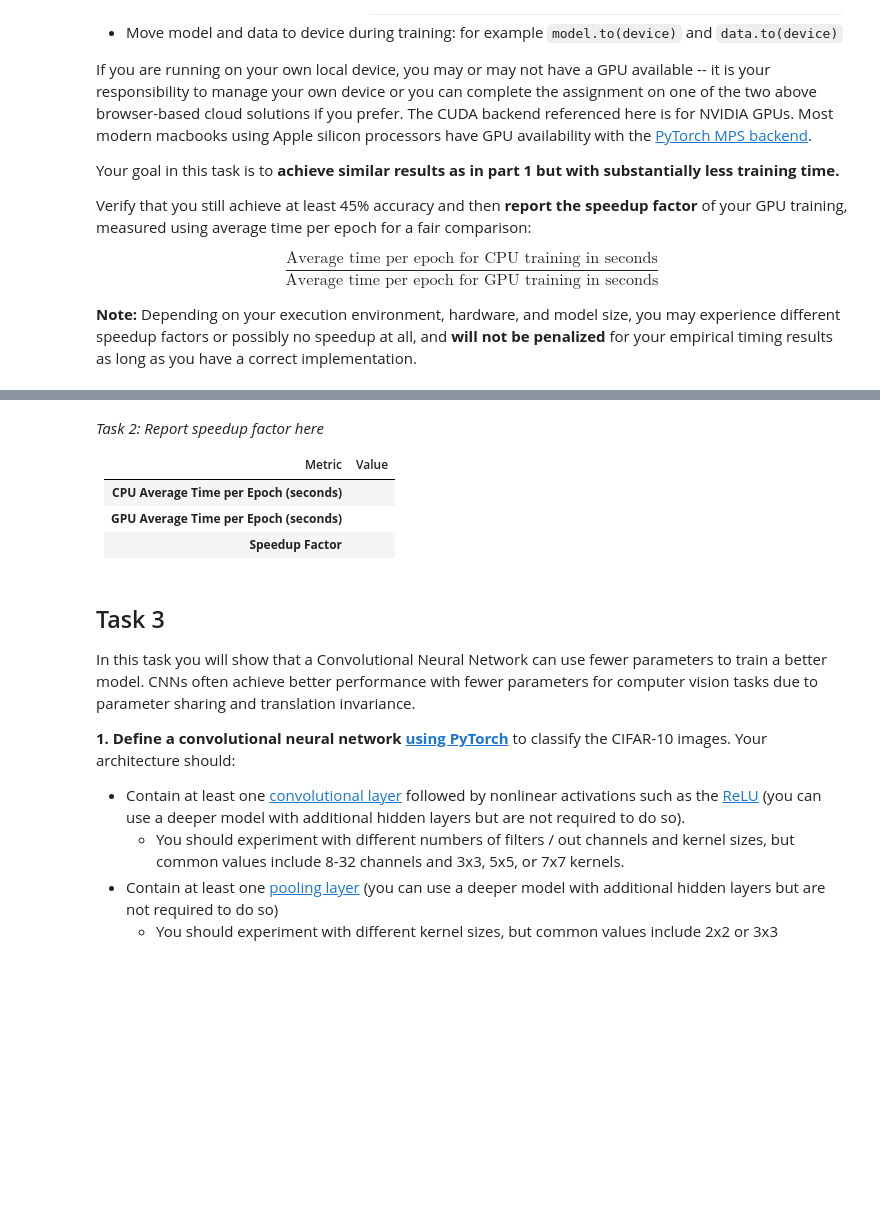
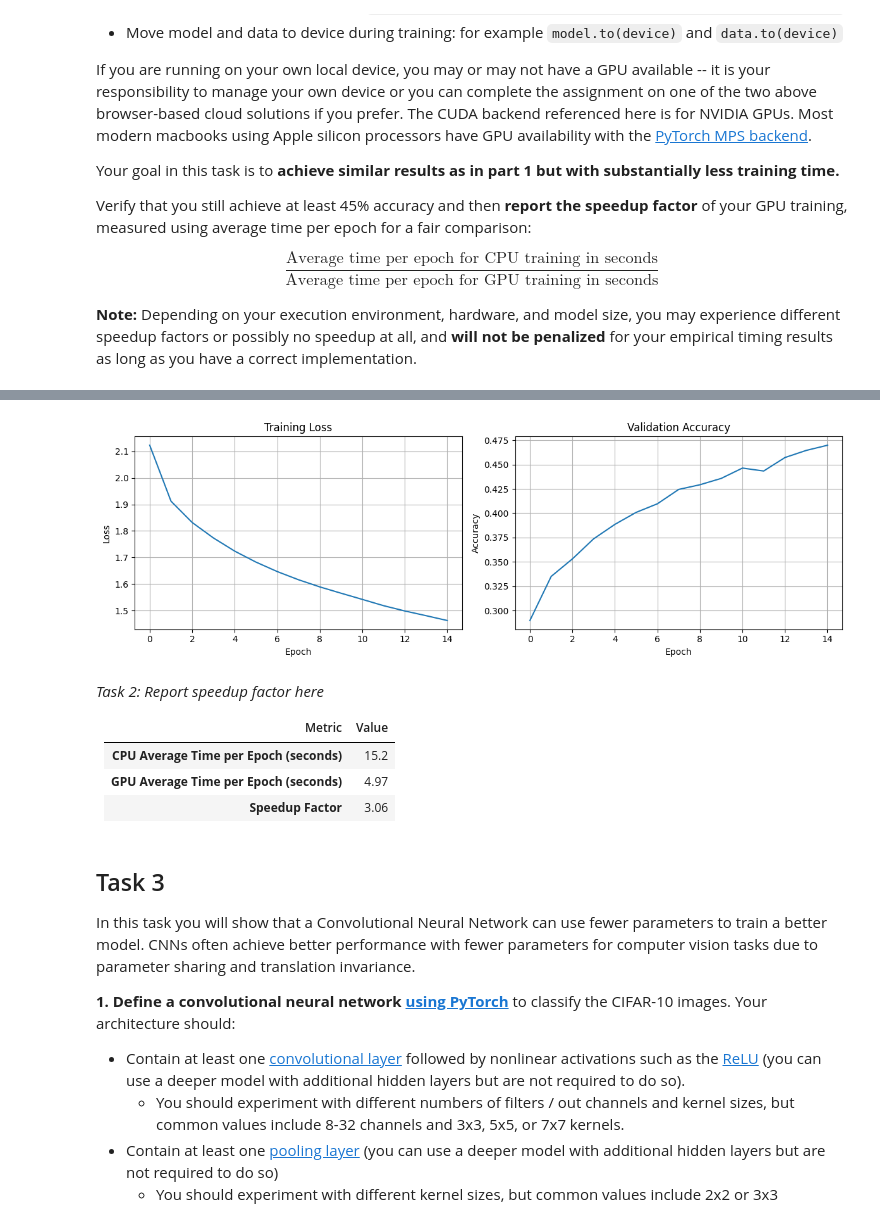
Before and after one commit to marcusmcfadden/CS372_HW, a Jupyter notebook: hwk4/1-Recognition.ipynb, the cells around one changed output, grey strips where cells are left out. Saved outputs shown, nothing was run; the diff lists cells and outputs as text; code cells hidden in the pictures; blank space fills up the shorter version.

```diff
--- a/hwk4/1-Recognition.ipynb
+++ b/hwk4/1-Recognition.ipynb
@@ -215,0 +328,24 @@ torch.manual_seed(2025)
+# %%
+# Write code for task 2 here
+# Setting a random seed for reproducibility
+torch.manual_seed(2025)
+gpu_model = MLP()
+gpu_model = gpu_model.to(device)
+max_epochs = 10
+loss_fn = nn.CrossEntropyLoss()
+# optimizer = torch.optim.SGD(model.parameters(), lr=1e-3)
+print(f"Num params {sum(p.numel() for p in model.parameters())}")
+# start training
+
+gpu_start = time.time()
+optimizer = torch.optim.SGD(gpu_model.parameters(), lr=1e-2)
+
+gpu_train_losses, gpu_val_accs, gpu_epoch_times, gpu_epoch_time = train(gpu_model, loss_fn, optimizer, max_epochs=15, patience=2, gpu_use=True, gpu_device=device)
+
+gpu_end = time.time()
+gpu_time = gpu_end - gpu_start
+print(f"Ended after {(gpu_end - gpu_start):.2f} seconds")
+print(f"Best validation accuracy: {max(gpu_val_accs):.4f}")
+print(f"Speedup factor of {cpu_epoch_time / gpu_epoch_time}")
+plot_training_curves(gpu_train_losses, gpu_val_accs)
+# %% [output]
@@ -216,11 +372,12 @@ torch.manual_seed(2025)
+[figure, added]
 # %% [markdown]
 *Task 2: Report speedup factor here*
 
 | Metric | Value |
 |--------|-------|
-| **CPU Average Time per Epoch (seconds)** | |
-| **GPU Average Time per Epoch (seconds)** | |
-| **Speedup Factor** | |
+| **CPU Average Time per Epoch (seconds)** |15.2 |
+| **GPU Average Time per Epoch (seconds)** | 4.97|
+| **Speedup Factor** | 3.06|
 # %% [markdown]
 ## Task 3
 
```
Also changed, not shown: parts of 15 cells of this notebook.
